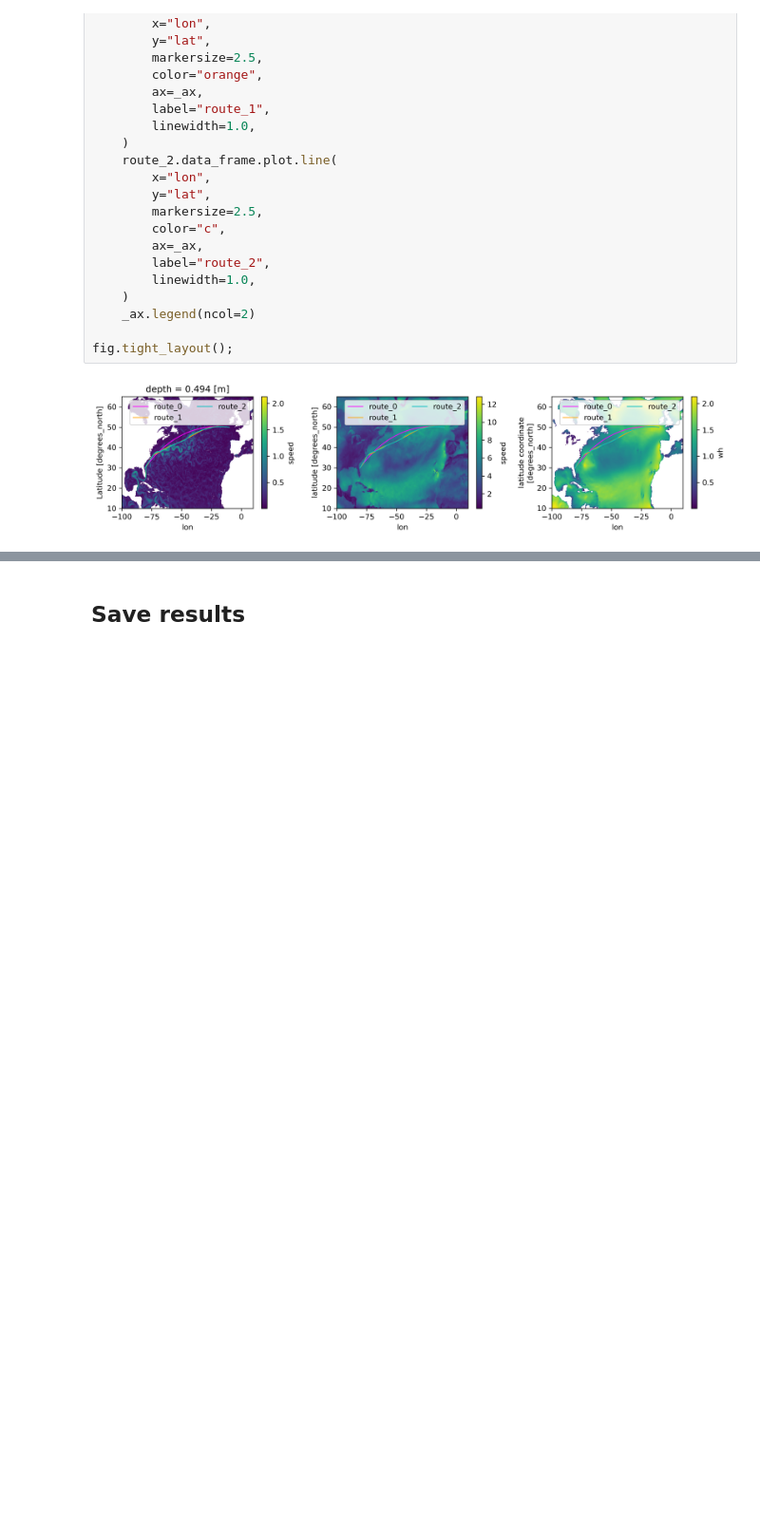
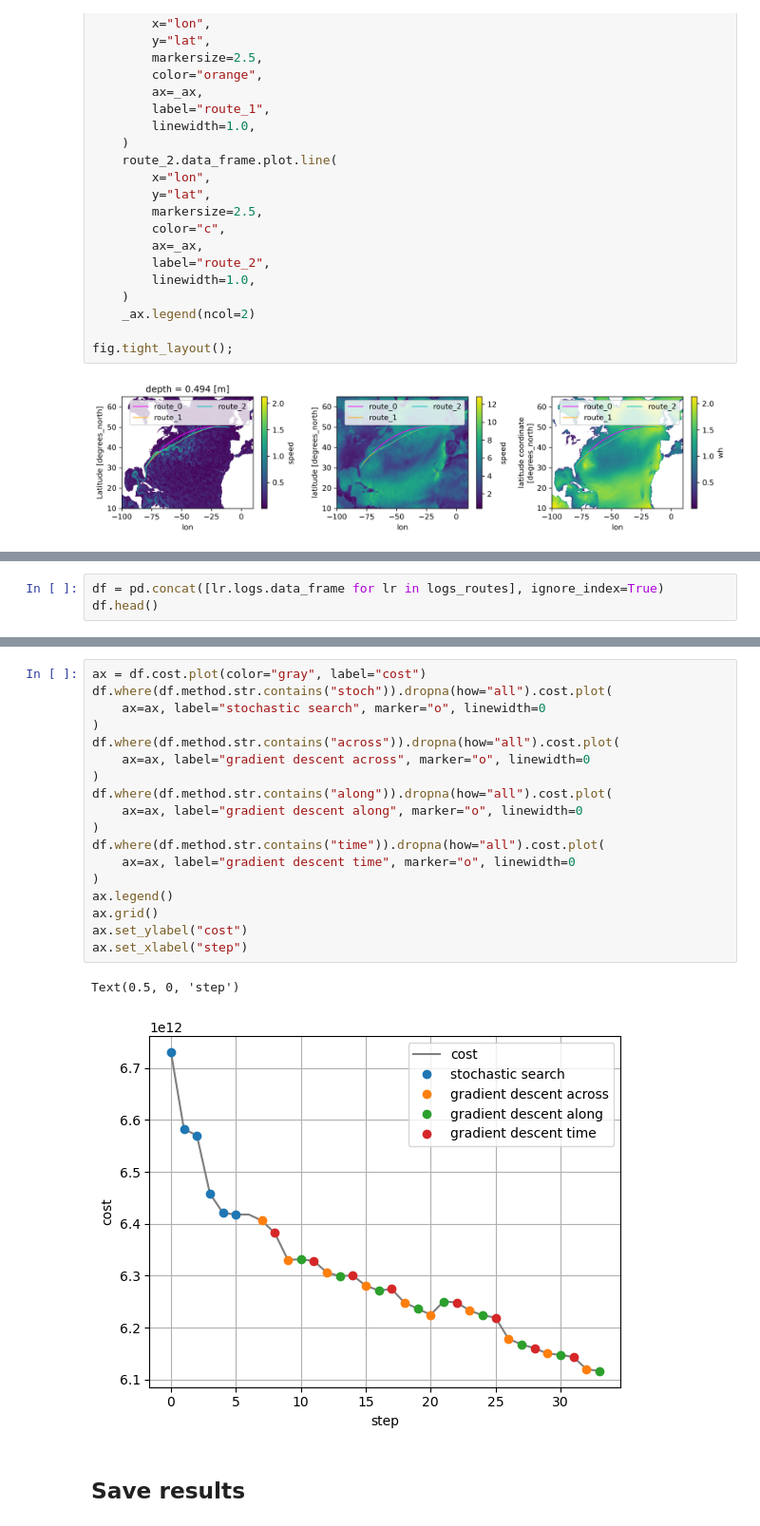
Before and after one commit to willirath/ship_routing, a Jupyter notebook: doc/examples/ship_routing_example_case_01.ipynb, the cells around one changed output, grey strips where cells are left out. Shown at 95% size. Cells and saved outputs as stored; diff of their text form; blank space fills up the shorter version.

```diff
--- a/doc/examples/ship_routing_example_case_01.ipynb
+++ b/doc/examples/ship_routing_example_case_01.ipynb
@@ -356,0 +351,3 @@ cost = pd.concat([lr.logs.data_frame for lr in logs_routes], ignore_index=True).
+# %%
+df = pd.concat([lr.logs.data_frame for lr in logs_routes], ignore_index=True)
+df.head()
@@ -357,3 +361,24 @@ cost = pd.concat([lr.logs.data_frame for lr in logs_routes], ignore_index=True).
+# %%
+ax = df.cost.plot(color="gray", label="cost")
+df.where(df.method.str.contains("stoch")).dropna(how="all").cost.plot(
+    ax=ax, label="stochastic search", marker="o", linewidth=0
+)
+df.where(df.method.str.contains("across")).dropna(how="all").cost.plot(
+    ax=ax, label="gradient descent across", marker="o", linewidth=0
+)
+df.where(df.method.str.contains("along")).dropna(how="all").cost.plot(
+    ax=ax, label="gradient descent along", marker="o", linewidth=0
+)
+df.where(df.method.str.contains("time")).dropna(how="all").cost.plot(
+    ax=ax, label="gradient descent time", marker="o", linewidth=0
+)
+ax.legend()
+ax.grid()
+ax.set_ylabel("cost")
+ax.set_xlabel("step")
+# %% [output]
+Text(0.5, 0, 'step')
+[figure, added]
 # %% [markdown]
 ## Save results
 # %%
```
Also changed, not shown: parts of 5 cells of this notebook, 3 other files.
